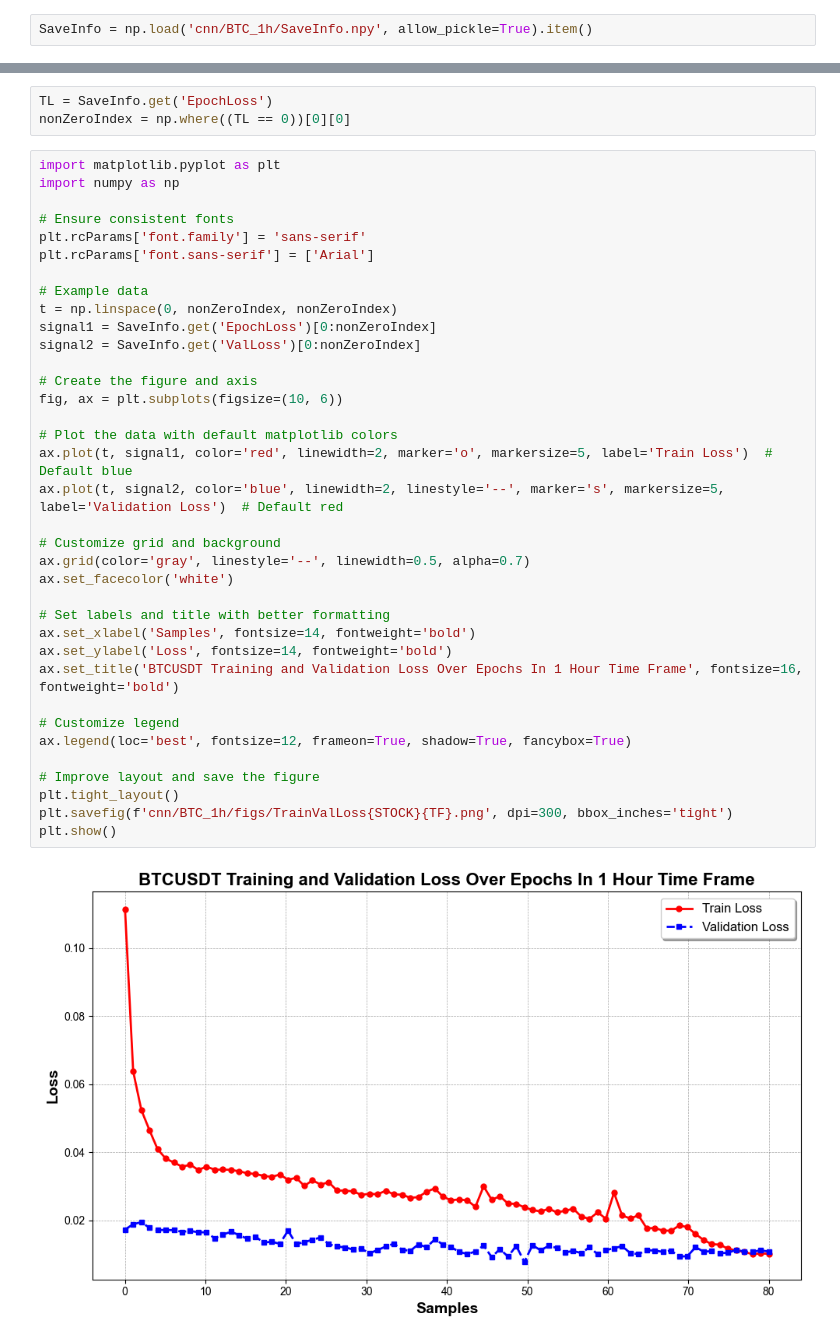
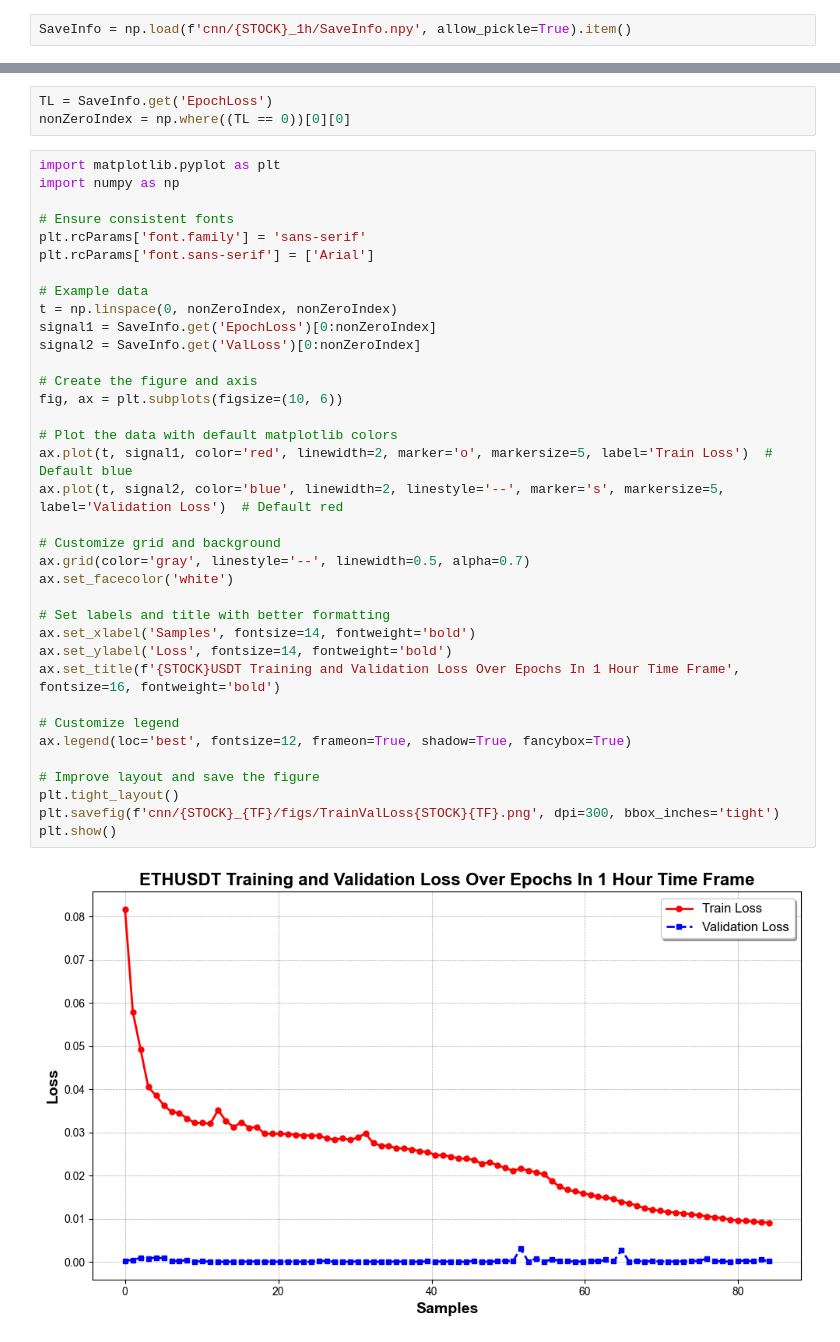
Before and after one commit to ArvinEsfandiari/RevIN-MACD-CNNxLSTM, a Jupyter notebook: src/cnn/CNNxLSTM_fig.ipynb, the cells around one changed output, grey strips where cells are left out. Saved outputs shown, nothing was run; the diff lists cells and outputs as text.

```diff
--- a/src/cnn/CNNxLSTM_fig.ipynb
+++ b/src/cnn/CNNxLSTM_fig.ipynb
@@ -43,7 +43,7 @@ print(f'train size:{train.size}, val size:{val.size}, test size:{test.size}.')
 # %% [output]
 train size:2835, val size:405, test size:810.
 # %%
-SaveInfo = np.load('cnn/BTC_1h/SaveInfo.npy', allow_pickle=True).item()
+SaveInfo = np.load(f'cnn/{STOCK}_1h/SaveInfo.npy', allow_pickle=True).item()
 # %%
 SaveInfo.keys()
 # %% [output]
@@ -59,33 +59,33 @@ import numpy as np
 plt.rcParams['font.family'] = 'sans-serif'
 plt.rcParams['font.sans-serif'] = ['Arial']
 
 # Example data
 t = np.linspace(0, nonZeroIndex, nonZeroIndex)
 signal1 = SaveInfo.get('EpochLoss')[0:nonZeroIndex]
 signal2 = SaveInfo.get('ValLoss')[0:nonZeroIndex]
 
 # Create the figure and axis
 fig, ax = plt.subplots(figsize=(10, 6))
 
 # Plot the data with default matplotlib colors
 ax.plot(t, signal1, color='red', linewidth=2, marker='o', markersize=5, label='Train Loss')  # Default blue
 ax.plot(t, signal2, color='blue', linewidth=2, linestyle='--', marker='s', markersize=5, label='Validation Loss')  # Default red
 
 # Customize grid and background
 ax.grid(color='gray', linestyle='--', linewidth=0.5, alpha=0.7)
 ax.set_facecolor('white')
 
 # Set labels and title with better formatting
 ax.set_xlabel('Samples', fontsize=14, fontweight='bold')
 ax.set_ylabel('Loss', fontsize=14, fontweight='bold')
-ax.set_title('BTCUSDT Training and Validation Loss Over Epochs In 1 Hour Time Frame', fontsize=16, fontweight='bold')
+ax.set_title(f'{STOCK}USDT Training and Validation Loss Over Epochs In 1 Hour Time Frame', fontsize=16, fontweight='bold')
 
 # Customize legend
 ax.legend(loc='best', fontsize=12, frameon=True, shadow=True, fancybox=True)
 
 # Improve layout and save the figure
 plt.tight_layout()
-plt.savefig(f'cnn/BTC_1h/figs/TrainValLoss{STOCK}{TF}.png', dpi=300, bbox_inches='tight')
+plt.savefig(f'cnn/{STOCK}_{TF}/figs/TrainValLoss{STOCK}{TF}.png', dpi=300, bbox_inches='tight')
 plt.show()
 # %% [output]
-[figure, old version]
+[figure, new version]
```
Also changed, not shown: parts of 1 cell of this notebook, 26 other files.
